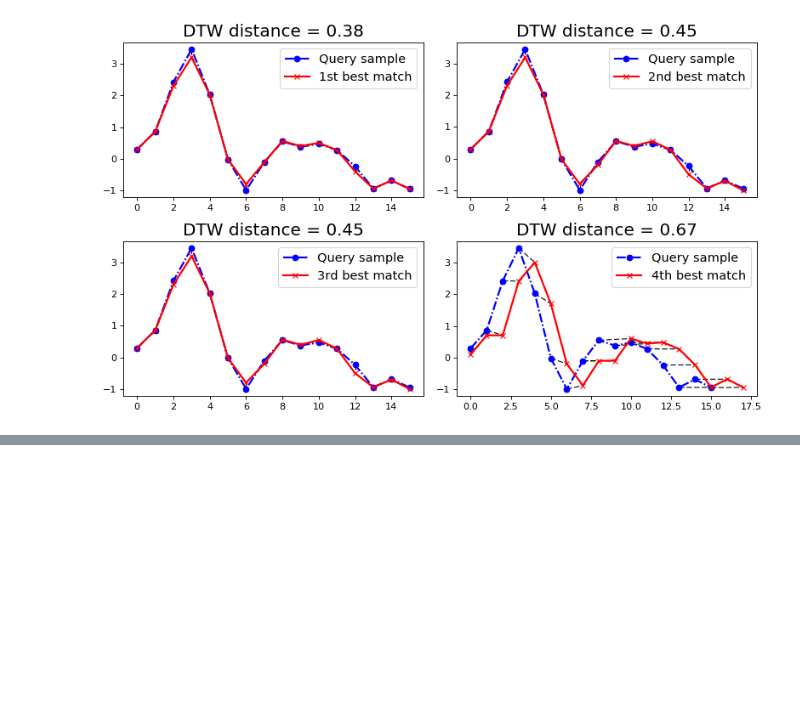
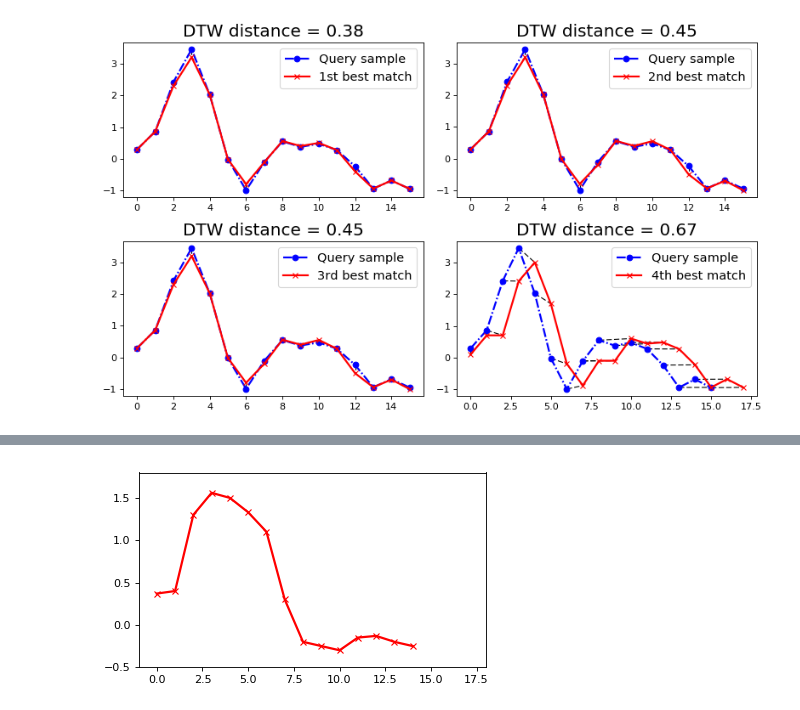
Before and after one commit to ctring/genex, a Jupyter notebook: scripts/miscellaneous/dtw_plotter.ipynb, the cells around one changed output, grey strips where cells are left out. Cells and saved outputs as stored; diff of their text form; code cells hidden in the pictures; blank space fills up the shorter version.

```diff
--- a/scripts/miscellaneous/dtw_plotter.ipynb
+++ b/scripts/miscellaneous/dtw_plotter.ipynb
@@ -94,0 +121,14 @@ distance: 0.670684504219
+# %%
+plt.figure(num=None, figsize=(5, 3), dpi=80, facecolor='w', edgecolor='k')
+
+b = [0.37, 0.4, 1.3, 1.56, 1.50, 1.33, 1.1, 0.3, -0.2, -0.25, -0.3, -0.15, -0.13, -0.2, -0.25]
+
+plt.plot(b, color='r', linewidth=2, marker='x')
+plt.tight_layout()
+plt.xlim(-1.0, 18)
+plt.ylim(-0.5, 1.8)
+plt.savefig('data_1_2.png', dpi=200)
+
+plt.show()
+# %% [output]
+[figure, added]
```
Also changed, not shown: parts of 7 cells of this notebook, 1 other file.
